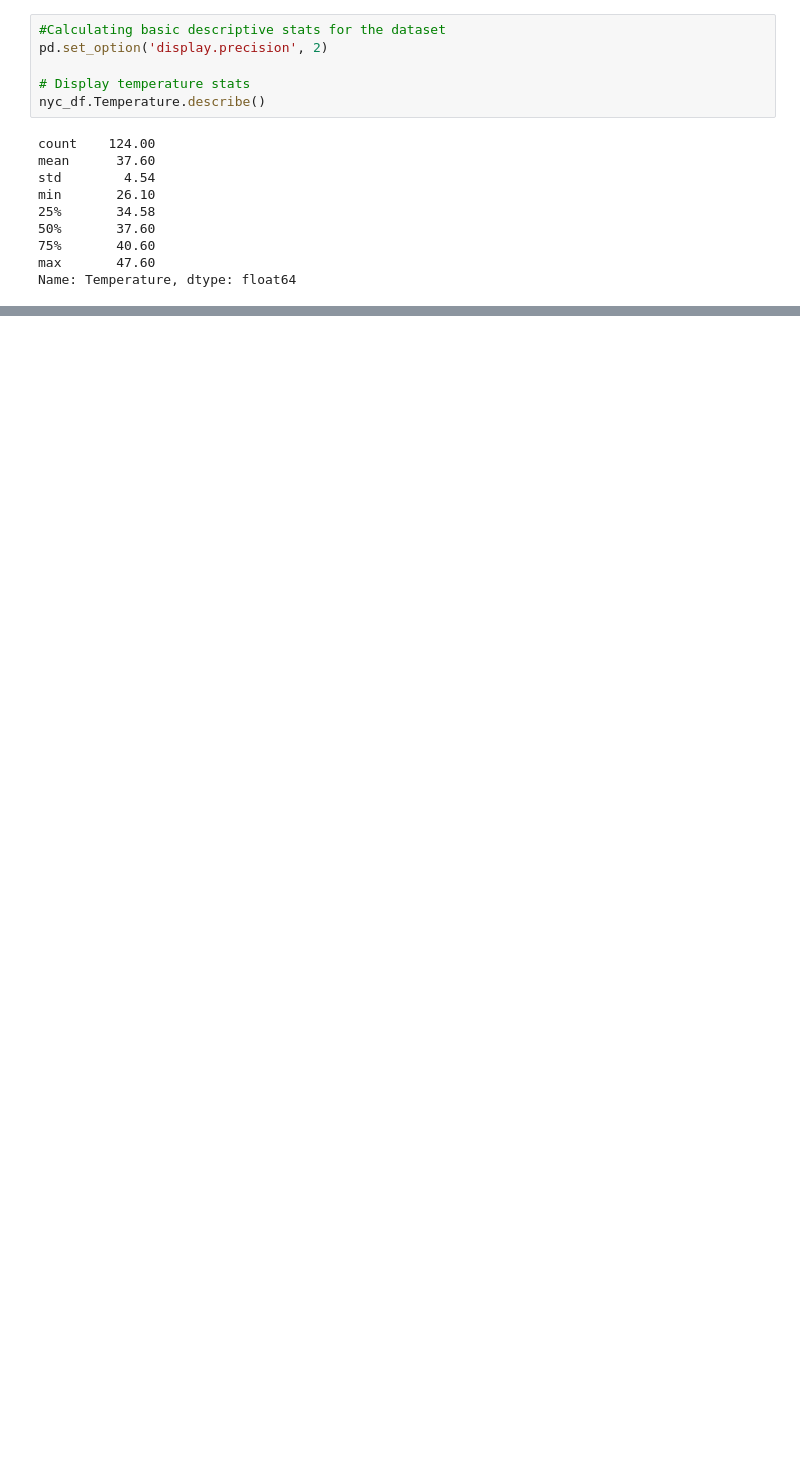
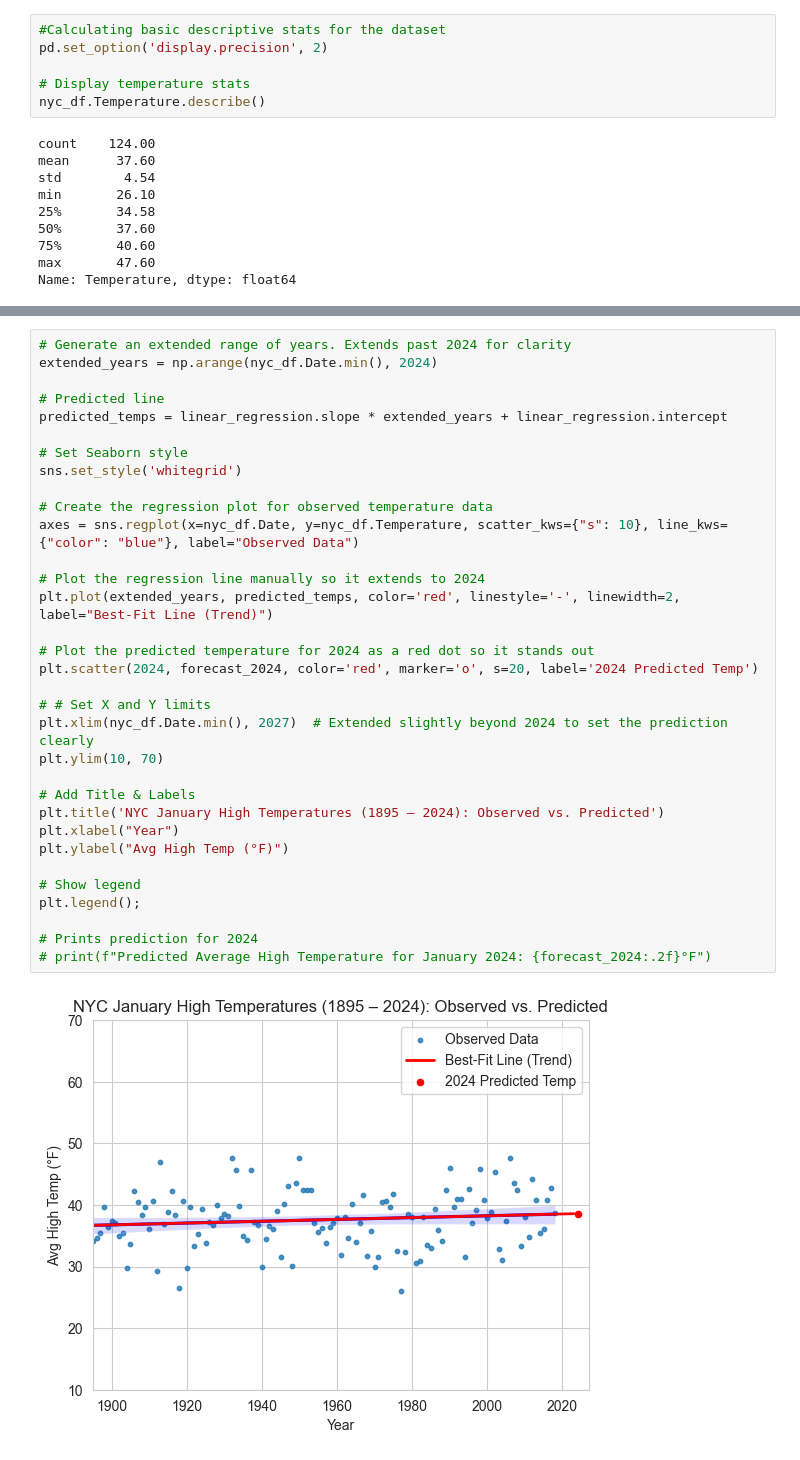
Before and after one commit to ssowers2/datafun-07-applied, a Jupyter notebook: sowers.ml.ipynb, the cells around one changed output, grey strips where cells are left out. Drawn from its saved outputs; the diff is of its cells as text; blank space fills up the shorter version.

Commit message:
Added Part 3 - Prediction  to notebook and tested

```diff
--- a/sowers.ml.ipynb
+++ b/sowers.ml.ipynb
@@ -111,0 +176,35 @@ Name: Temperature, dtype: float64
+# %%
+# Generate an extended range of years. Extends past 2024 for clarity
+extended_years = np.arange(nyc_df.Date.min(), 2024)
+
+# Predicted line
+predicted_temps = linear_regression.slope * extended_years + linear_regression.intercept
+
+# Set Seaborn style
+sns.set_style('whitegrid')
+
+# Create the regression plot for observed temperature data
+axes = sns.regplot(x=nyc_df.Date, y=nyc_df.Temperature, scatter_kws={"s": 10}, line_kws={"color": "blue"}, label="Observed Data")
+
+# Plot the regression line manually so it extends to 2024
+plt.plot(extended_years, predicted_temps, color='red', linestyle='-', linewidth=2, label="Best-Fit Line (Trend)")
+
+# Plot the predicted temperature for 2024 as a red dot so it stands out
+plt.scatter(2024, forecast_2024, color='red', marker='o', s=20, label='2024 Predicted Temp')
+
+# # Set X and Y limits
+plt.xlim(nyc_df.Date.min(), 2027)  # Extended slightly beyond 2024 to set the prediction clearly
+plt.ylim(10, 70)
+
+# Add Title & Labels
+plt.title('NYC January High Temperatures (1895 – 2024): Observed vs. Predicted')
+plt.xlabel("Year")
+plt.ylabel("Avg High Temp (°F)")
+
+# Show legend
+plt.legend();
+
+# Prints prediction for 2024
+# print(f"Predicted Average High Temperature for January 2024: {forecast_2024:.2f}°F")
+# %% [output]
+[figure, added]
```
Also changed, not shown: parts of 39 cells of this notebook.
